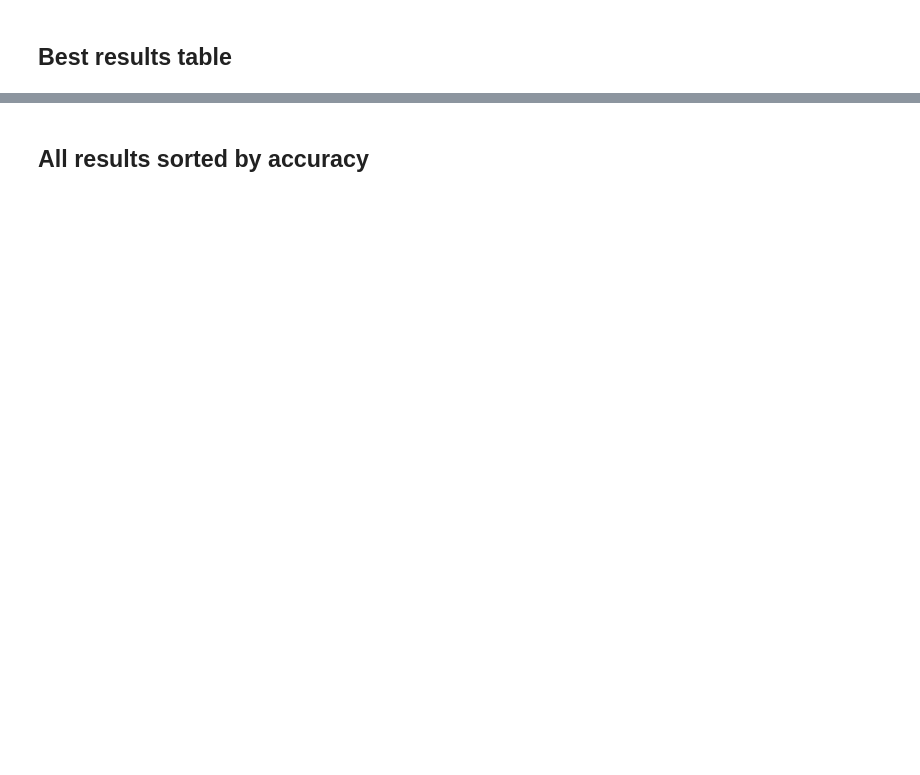
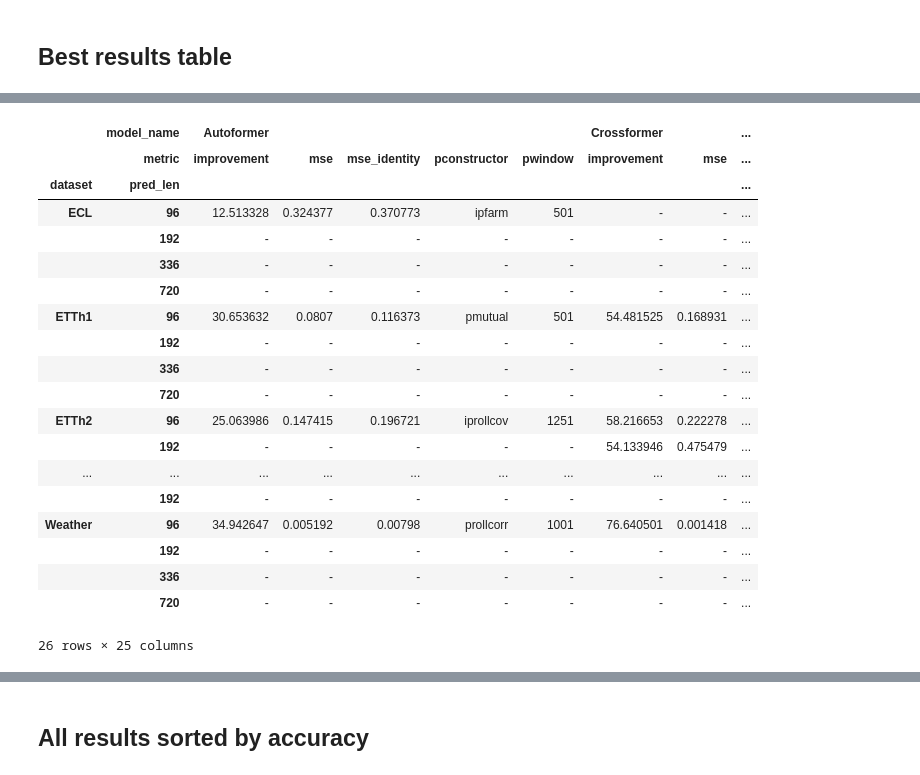
Before and after one commit to avilarenan/TSPindorama, a Jupyter notebook: results.ipynb, the cells around one changed output, grey strips where cells are left out. Saved outputs shown, nothing was run; the diff lists cells and outputs as text; code cells hidden in the pictures; blank space fills up the shorter version.

```diff
--- a/results.ipynb
+++ b/results.ipynb
@@ -105,0 +96,25 @@ best_results_summarized
+# %%
+best_final = shape_best_result_for_final_format(best_sorted, shrink_column_names=True)
+best_final = best_final.fillna("-")
+best_final
+# %% [output]
+|  | model_name | Autoformer |  |  |  |  | Crossformer |  | ... |
+|  | metric | improvement | mse | mse_identity | pconstructor | pwindow | improvement | mse | ... |
+| dataset | pred_len |  |  |  |  |  |  |  | ... |
+| ECL | 96 | 12.513328 | 0.324377 | 0.370773 | ipfarm | 501 | - | - | ... |
+|  | 192 | - | - | - | - | - | - | - | ... |
+|  | 336 | - | - | - | - | - | - | - | ... |
+|  | 720 | - | - | - | - | - | - | - | ... |
+| ETTh1 | 96 | 30.653632 | 0.0807 | 0.116373 | pmutual | 501 | 54.481525 | 0.168931 | ... |
+|  | 192 | - | - | - | - | - | - | - | ... |
+|  | 336 | - | - | - | - | - | - | - | ... |
+|  | 720 | - | - | - | - | - | - | - | ... |
+| ETTh2 | 96 | 25.063986 | 0.147415 | 0.196721 | iprollcov | 1251 | 58.216653 | 0.222278 | ... |
+|  | 192 | - | - | - | - | - | 54.133946 | 0.475479 | ... |
+| ... | ... | ... | ... | ... | ... | ... | ... | ... | ... |
+|  | 192 | - | - | - | - | - | - | - | ... |
+| Weather | 96 | 34.942647 | 0.005192 | 0.00798 | prollcorr | 1001 | 76.640501 | 0.001418 | ... |
+|  | 192 | - | - | - | - | - | - | - | ... |
+|  | 336 | - | - | - | - | - | - | - | ... |
+|  | 720 | - | - | - | - | - | - | - | ... |
+26 rows × 25 columns
```
Also changed, not shown: parts of 7 cells of this notebook, 4 other files.
